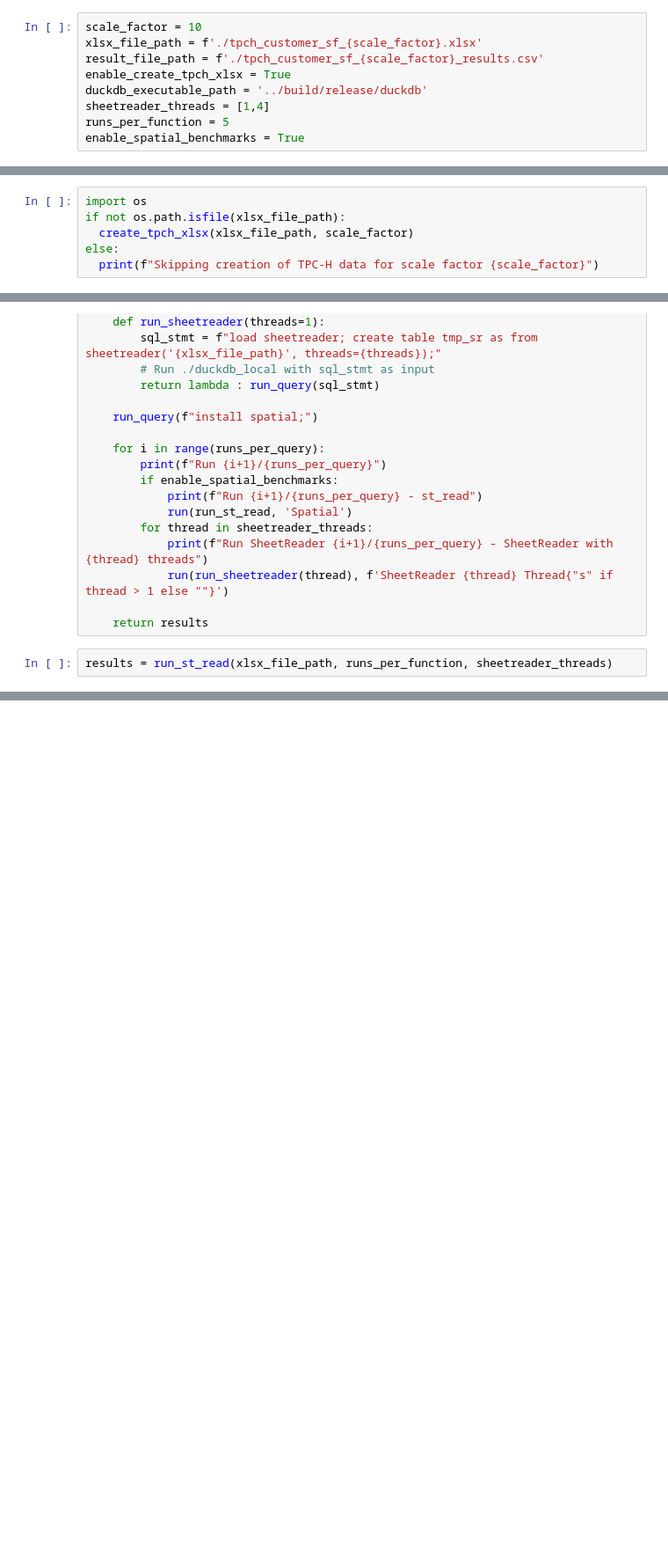
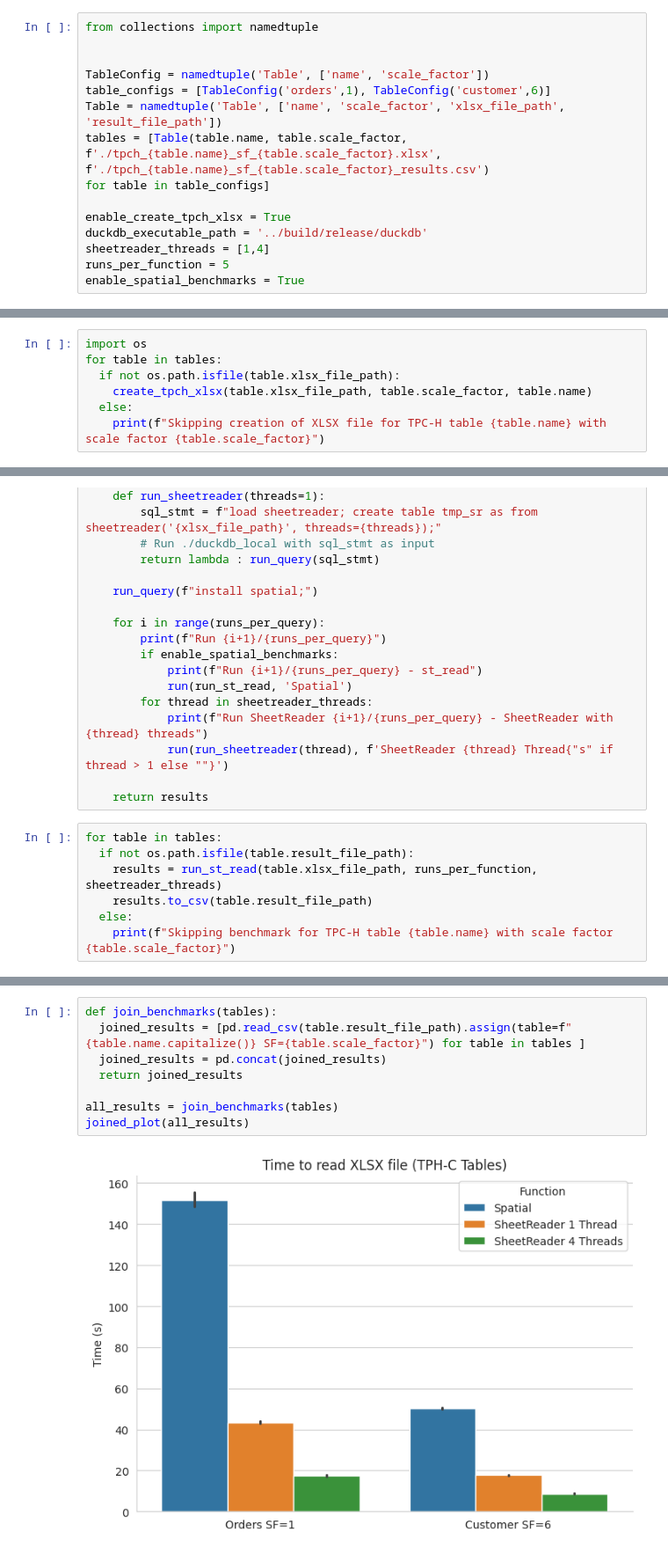
Before and after one commit to polydbms/sheetreader-duckdb, a Jupyter notebook: benchmarks/benchmark.ipynb, the cells around one changed output, grey strips where cells are left out. Shown at 88% size. Drawn from its saved outputs; the diff is of its cells as text; blank space fills up the shorter version.

Commit message:
Improve benchmark

```diff
--- a/benchmarks/benchmark.ipynb
+++ b/benchmarks/benchmark.ipynb
@@ -8,7 +23,13 @@ Note: you may need to restart the kernel to use updated packages.
 # %%
-scale_factor = 10
-xlsx_file_path = f'./tpch_customer_sf_{scale_factor}.xlsx'
-result_file_path = f'./tpch_customer_sf_{scale_factor}_results.csv'
+from collections import namedtuple
+
+
+TableConfig = namedtuple('Table', ['name', 'scale_factor'])
+table_configs = [TableConfig('orders',1), TableConfig('customer',6)]
+Table = namedtuple('Table', ['name', 'scale_factor', 'xlsx_file_path', 'result_file_path'])
+tables = [Table(table.name, table.scale_factor, f'./tpch_{table.name}_sf_{table.scale_factor}.xlsx', f'./tpch_{table.name}_sf_{table.scale_factor}_results.csv')
+for table in table_configs]
+
 enable_create_tpch_xlsx = True
 duckdb_executable_path = '../build/release/duckdb'
 sheetreader_threads = [1,4]
@@ -54,7 +79,8 @@ def create_tpch_xlsx(output_file_name, scale_factor=1, tpch_table_name="customer
 # %%
 import os
-if not os.path.isfile(xlsx_file_path):
-  create_tpch_xlsx(xlsx_file_path, scale_factor)
-else:
-  print(f"Skipping creation of TPC-H data for scale factor {scale_factor}")
+for table in tables:
+  if not os.path.isfile(table.xlsx_file_path):
+    create_tpch_xlsx(table.xlsx_file_path, table.scale_factor, table.name)
+  else:
+    print(f"Skipping creation of XLSX file for TPC-H table {table.name} with scale factor {table.scale_factor}")
 # %% [output]
@@ -93,5 +122,10 @@ def run_st_read(xlsx_file_path, runs_per_query=1, sheetreader_threads=[1]):
 
     return results
 # %%
-results = run_st_read(xlsx_file_path, runs_per_function, sheetreader_threads)
+for table in tables:
+  if not os.path.isfile(table.result_file_path):
+    results = run_st_read(table.xlsx_file_path, runs_per_function, sheetreader_threads)
+    results.to_csv(table.result_file_path)
+  else:
+    print(f"Skipping benchmark for TPC-H table {table.name} with scale factor {table.scale_factor}")
 # %% [output]
@@ -162,0 +209,10 @@ plt.show()
+# %%
+def join_benchmarks(tables):
+  joined_results = [pd.read_csv(table.result_file_path).assign(table=f"{table.name.capitalize()} SF={table.scale_factor}") for table in tables ]
+  joined_results = pd.concat(joined_results)
+  return joined_results
+
+all_results = join_benchmarks(tables)
+joined_plot(all_results)
+# %% [output]
+[figure, added]
```
Also changed, not shown: parts of 8 cells of this notebook, 9 other files.
